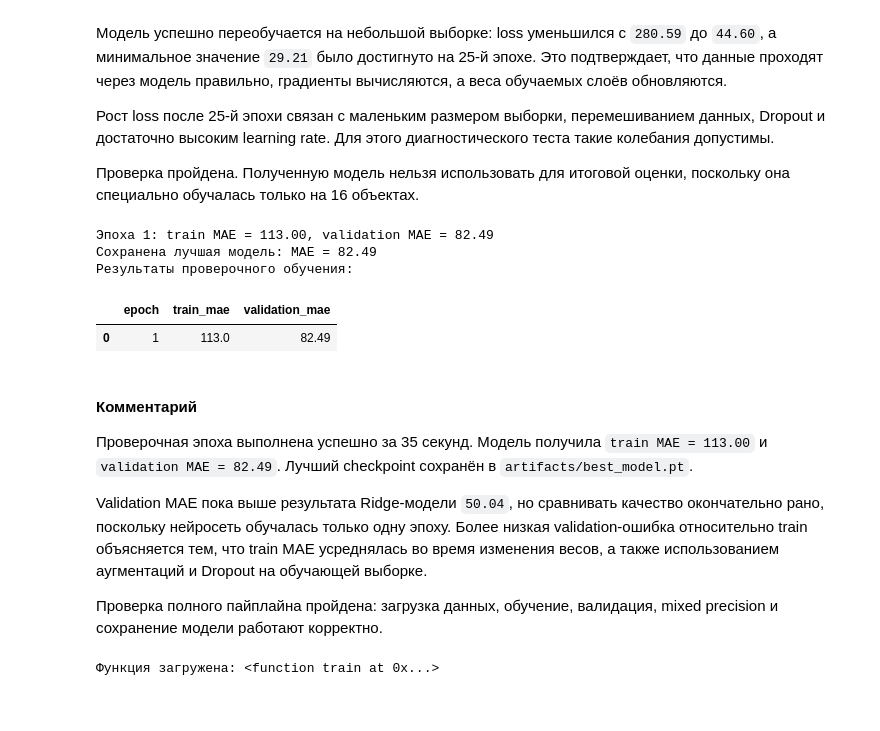
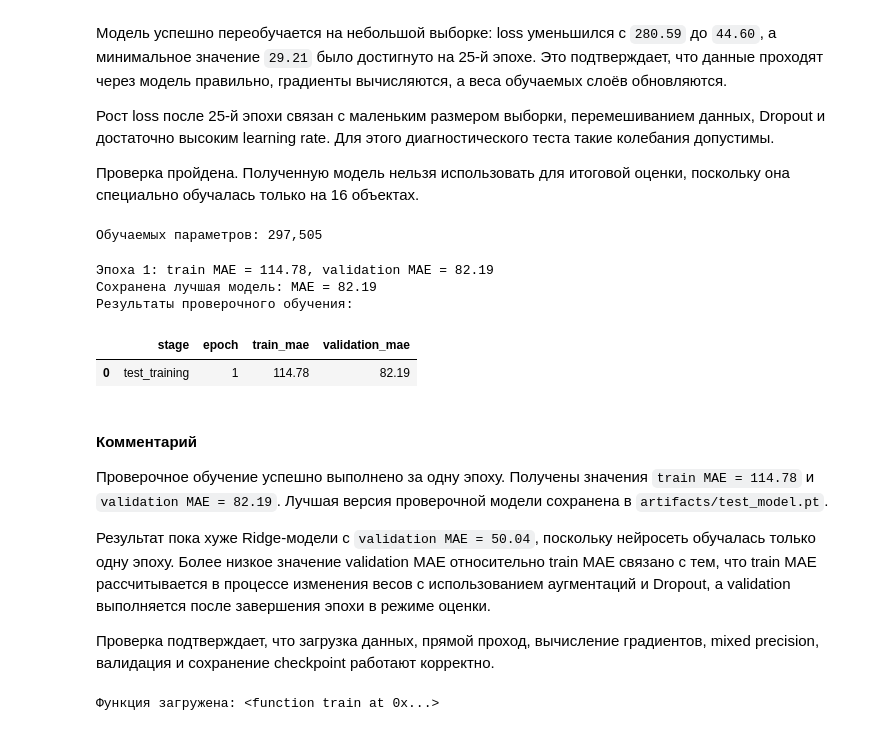
Before and after one commit to Tuinf1/04_multimodal-food-calorie-estimation, a Jupyter notebook: project.ipynb, the cells around one changed output. Saved outputs shown, nothing was run; the diff lists cells and outputs as text; code cells hidden in the pictures.

```diff
--- a/project.ipynb
+++ b/project.ipynb
@@ -795,45 +795,52 @@ print("Конечный loss:", round(loss_history[-1], 2))
 
 Проверка пройдена. Полученную модель нельзя использовать для итоговой оценки, поскольку она специально обучалась только на 16 объектах.
 # %%
-import pandas as pd
 from scripts.train import train_model
-# Освобождаем память после проверки на 16 объектах
+# Освобождаем память после проверки модели
 if "small_model" in globals():
     del small_model
     torch.cuda.empty_cache()
 
-# Создаём новую модель для проверочного запуска
+# Создаём модель для проверочного обучения
 model = CalorieModel().to(device)
+
+# Параметры проверочного обучения
+test_stage = {
+    "name": "test_training",
+    "epochs": 1,
+    "learning_rate": 0.001,
+    "patience": 1,
+    "checkpoint_path": "artifacts/test_model.pt",
+}
 
 history = train_model(
     model=model,
     train_loader=loaders["train"],
     validation_loader=loaders["validation"],
     device=device,
-    epochs=1,
-    learning_rate=1e-3,
-    patience=1,
-    checkpoint_path="artifacts/best_model.pt",
+    stage=test_stage,
+    statistics=statistics,
 )
 
 results_df = pd.DataFrame(history)
 
 print("Результаты проверочного обучения:")
 display(results_df.round(2))
 # %% [output]
-Эпоха 1: train MAE = 113.00, validation MAE = 82.49
-Сохранена лучшая модель: MAE = 82.49
-Результаты проверочного обучения:
+Обучаемых параметров: 297,505
+Эпоха 1: train MAE = 114.78, validation MAE = 82.19
+Сохранена лучшая модель: MAE = 82.19
+Результаты проверочного обучения:
-|  | epoch | train_mae | validation_mae |
-| 0 | 1 | 113.0 | 82.49 |
+|  | stage | epoch | train_mae | validation_mae |
+| 0 | test_training | 1 | 114.78 | 82.19 |
 # %% [markdown]
 #### Комментарий
 
-Проверочная эпоха выполнена успешно за 35 секунд. Модель получила `train MAE = 113.00` и `validation MAE = 82.49`. Лучший checkpoint сохранён в `artifacts/best_model.pt`.
+Проверочное обучение успешно выполнено за одну эпоху. Получены значения `train MAE = 114.78` и `validation MAE = 82.19`. Лучшая версия проверочной модели сохранена в `artifacts/test_model.pt`.
 
-Validation MAE пока выше результата Ridge-модели `50.04`, но сравнивать качество окончательно рано, поскольку нейросеть обучалась только одну эпоху. Более низкая validation-ошибка относительно train объясняется тем, что train MAE усреднялась во время изменения весов, а также использованием аугментаций и Dropout на обучающей выборке.
+Результат пока хуже Ridge-модели с `validation MAE = 50.04`, поскольку нейросеть обучалась только одну эпоху. Более низкое значение validation MAE относительно train MAE связано с тем, что train MAE рассчитывается в процессе изменения весов с использованием аугментаций и Dropout, а validation выполняется после завершения эпохи в режиме оценки.
 
-Проверка полного пайплайна пройдена: загрузка данных, обучение, валидация, mixed precision и сохранение модели работают корректно.
+Проверка подтверждает, что загрузка данных, прямой проход, вычисление градиентов, mixed precision, валидация и сохранение checkpoint работают корректно.
 # %%
 from importlib import reload
 
```
Also changed, not shown: parts of 17 cells of this notebook, 9 other files.
